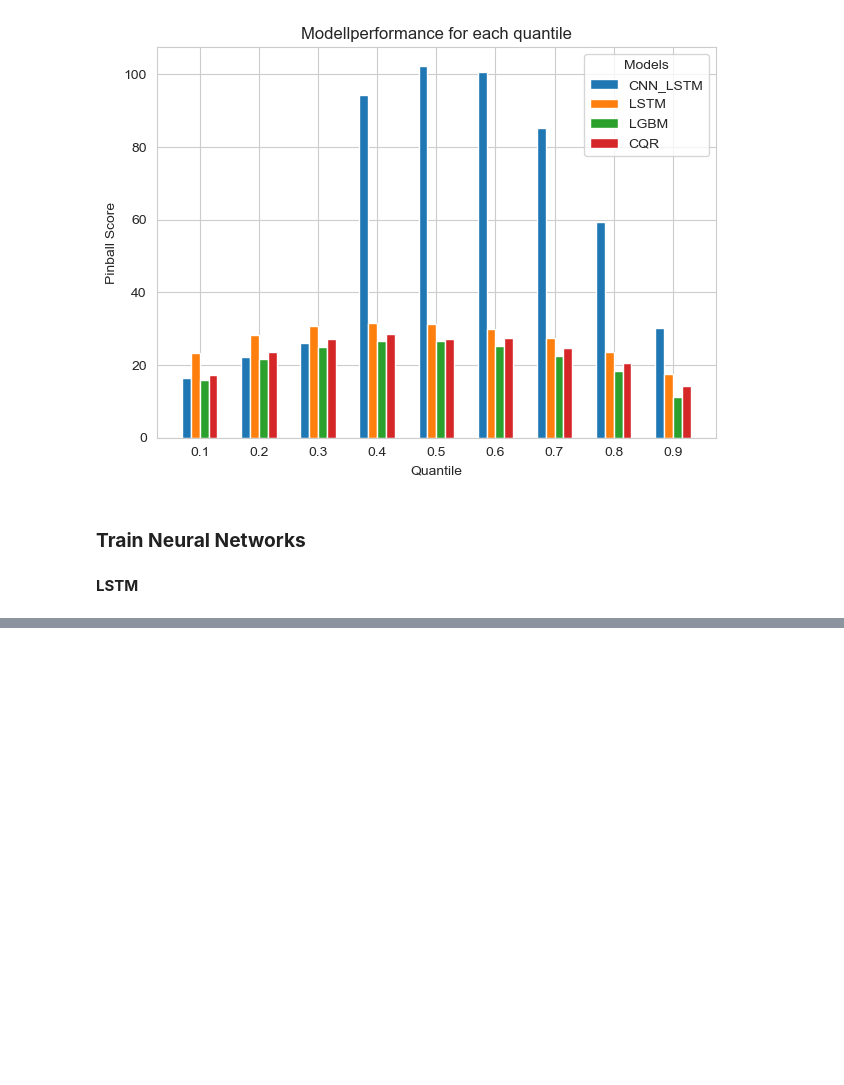
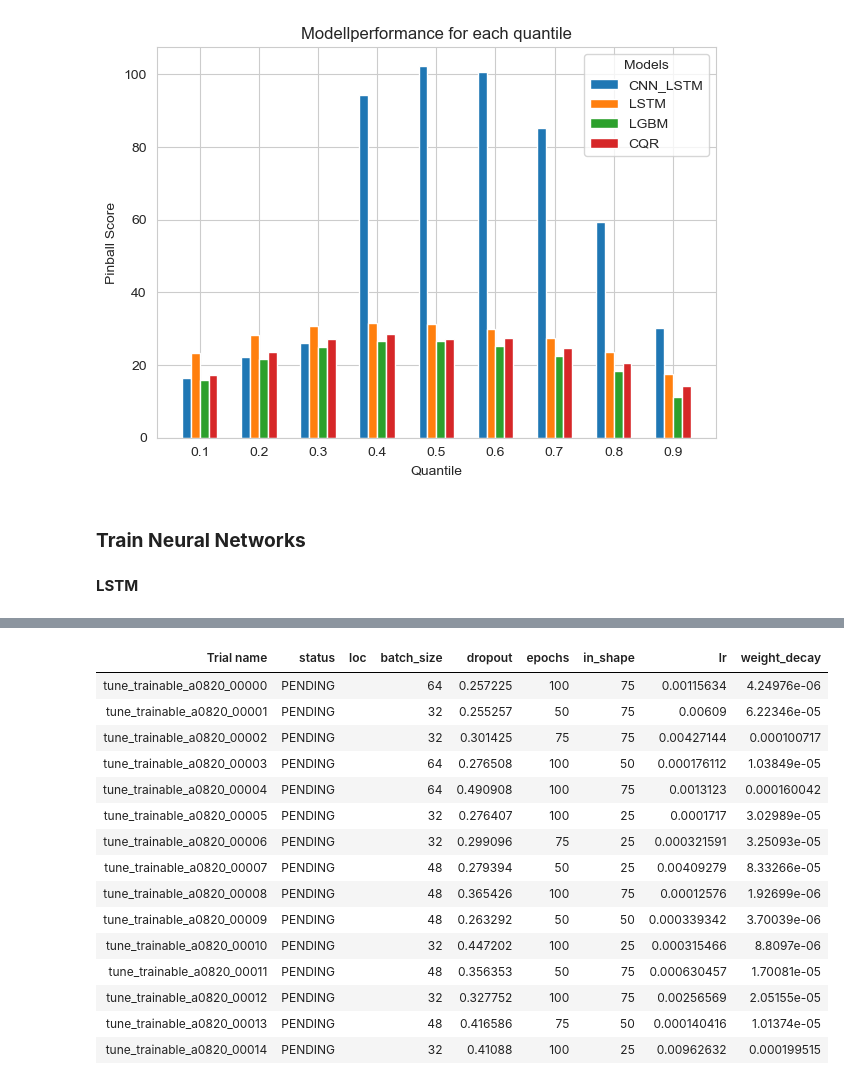
Before and after one commit to av1c3nna/awp2, a Jupyter notebook: code/model_training.ipynb, the cells around one changed output, grey strips where cells are left out. Saved outputs shown, nothing was run; the diff lists cells and outputs as text; code cells hidden in the pictures; blank space fills up the shorter version.

Commit message:
hyperparametertuning for nn

```diff
--- a/code/model_training.ipynb
+++ b/code/model_training.ipynb
@@ -520,0 +533,75 @@ __LSTM__
+# %%
+import ray.train
+import torch
+import numpy as np
+import pandas as pd
+from functools import partial
+import ray
+from ray import tune
+from ray.tune.schedulers import ASHAScheduler
+import neural_networks
+from ray import train
+
+def tune_trainable(config, feature_engineerer, model_class, quantiles):
+    trainer = neural_networks.Trainer(
+        feature_engineerer=feature_engineerer,
+        model_class=model_class,
+        quantiles=quantiles,
+        optimizer_class=torch.optim.Adam,
+        in_shape=config["in_shape"],
+        dropout=config["dropout"],
+        weight_decay=config["weight_decay"],
+        lr=config["lr"],
+        batch_size=config["batch_size"]
+    )
+    # trainer.fit(epochs=config['epochs'])
+
+    trainer.train_and_test(epochs=config["epochs"])
+
+    # After the training, get the pinball score
+    pinball_score = model_utils.pinball_score(trainer.q_prediction_nn_df, quantiles=quantiles)
+
+    # Report the pinball score to Ray Tune
+    train.report({"pinball_score": pinball_score})  # Pass pinball_score as a dictionary
+
+# Run Ray Tune
+def custom_trial_dirname_creator(trial):
+    # Only use the trial_id, which is short, to create the directory
+    return f"trial_{trial.trial_id}"
+
+# Update the tune.run command with the custom trial directory name creator
+def run_ray_tune(feature_engineerer, model_class, quantiles):
+    config = {
+        "in_shape": tune.choice([25, 50, 75]),
+        "dropout": tune.uniform(0.25, 0.5),
+        "weight_decay": tune.loguniform(1e-6, 1e-3),
+        "lr": tune.loguniform(1e-4, 1e-2),
+        "batch_size": tune.choice([32, 48, 64]),
+        "epochs": tune.choice([50, 75, 100, ])
+    }
+
+    # Define an early stopping scheduler
+    scheduler = ASHAScheduler(
+        max_t=150,
+        grace_period=10,
+        reduction_factor=2
+    )
+
+    # Run the hyperparameter search
+    analysis = tune.run(
+        partial(tune_trainable, feature_engineerer=feature_engineerer, model_class=model_class, quantiles=quantiles),
+        config=config,
+        num_samples=15,
+        scheduler=scheduler,
+        trial_dirname_creator=custom_trial_dirname_creator,  # Use the custom directory name creator
+        metric="pinball_score",  # Specify the metric to optimize
+        mode="min",  # Specify that we want to minimize the pinball_score
+    )
+
+    print("Best hyperparameters found were: ", analysis.best_config)
+    return analysis.best_config
+
+# Example of calling Ray Tune
+# Assuming `feature_engineerer`, `LSTM_model`, and `quantiles` are defined
+best_hyperparamter = run_ray_tune(feature_engineerer_wind, neural_networks.LSTM_model, quantiles=np.arange(0.1, 1.0, 0.1).round(2))
+# %% [output]
@@ -520,0 +620,16 @@ __LSTM__
+| Trial name | status | loc | batch_size | dropout | epochs | in_shape | lr | weight_decay |
+| tune_trainable_a0820_00000 | PENDING |  | 64 | 0.257225 | 100 | 75 | 0.00115634 | 4.24976e-06 |
+| tune_trainable_a0820_00001 | PENDING |  | 32 | 0.255257 | 50 | 75 | 0.00609 | 6.22346e-05 |
+| tune_trainable_a0820_00002 | PENDING |  | 32 | 0.301425 | 75 | 75 | 0.00427144 | 0.000100717 |
+| tune_trainable_a0820_00003 | PENDING |  | 64 | 0.276508 | 100 | 50 | 0.000176112 | 1.03849e-05 |
+| tune_trainable_a0820_00004 | PENDING |  | 64 | 0.490908 | 100 | 75 | 0.0013123 | 0.000160042 |
+| tune_trainable_a0820_00005 | PENDING |  | 32 | 0.276407 | 100 | 25 | 0.0001717 | 3.02989e-05 |
+| tune_trainable_a0820_00006 | PENDING |  | 32 | 0.299096 | 75 | 25 | 0.000321591 | 3.25093e-05 |
+| tune_trainable_a0820_00007 | PENDING |  | 48 | 0.279394 | 50 | 25 | 0.00409279 | 8.33266e-05 |
+| tune_trainable_a0820_00008 | PENDING |  | 48 | 0.365426 | 100 | 75 | 0.00012576 | 1.92699e-06 |
+| tune_trainable_a0820_00009 | PENDING |  | 48 | 0.263292 | 50 | 50 | 0.000339342 | 3.70039e-06 |
+| tune_trainable_a0820_00010 | PENDING |  | 32 | 0.447202 | 100 | 25 | 0.000315466 | 8.8097e-06 |
+| tune_trainable_a0820_00011 | PENDING |  | 48 | 0.356353 | 50 | 75 | 0.000630457 | 1.70081e-05 |
+| tune_trainable_a0820_00012 | PENDING |  | 32 | 0.327752 | 100 | 75 | 0.00256569 | 2.05155e-05 |
+| tune_trainable_a0820_00013 | PENDING |  | 48 | 0.416586 | 75 | 50 | 0.000140416 | 1.01374e-05 |
+| tune_trainable_a0820_00014 | PENDING |  | 32 | 0.41088 | 100 | 25 | 0.00962632 | 0.000199515 |
```
Also changed, not shown: parts of 8 cells of this notebook.
